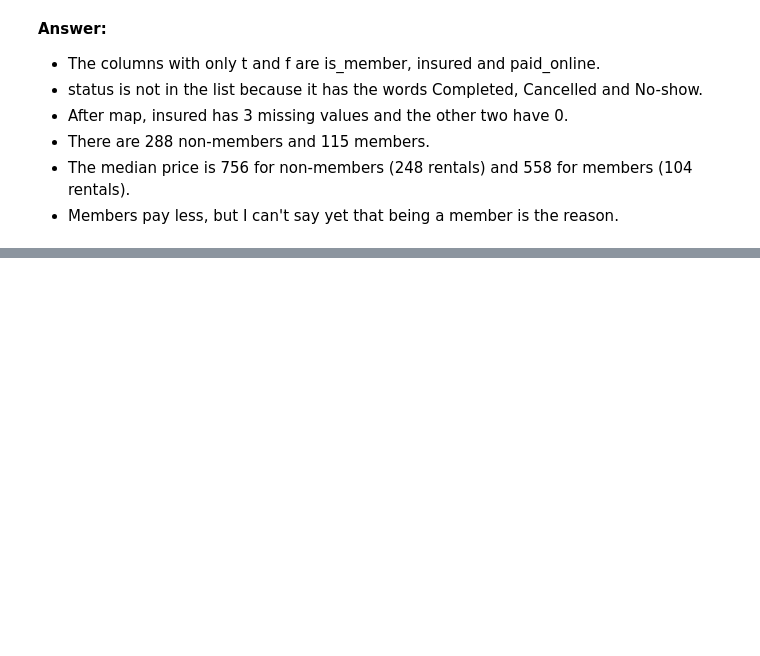
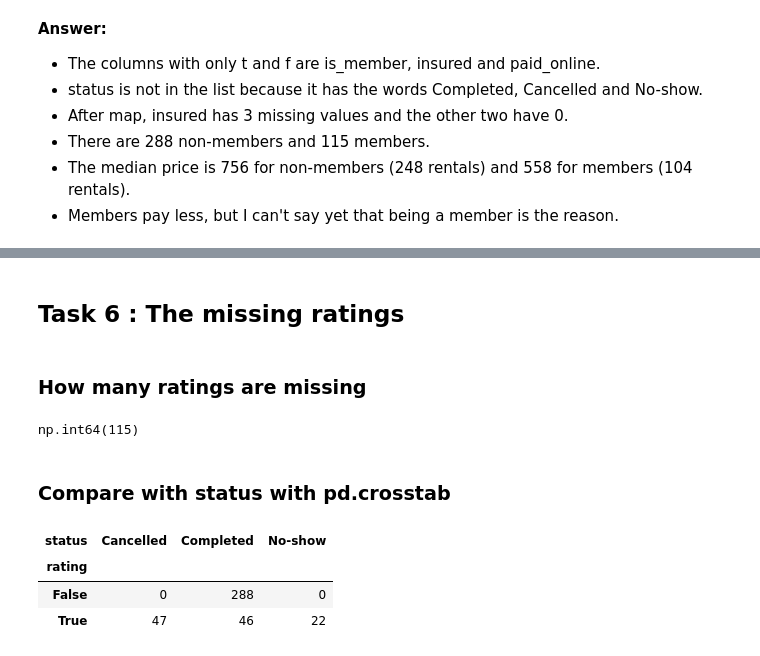
Before and after one commit to Krithika-15/Lexicon, a Jupyter notebook: Data Analysis and visualisation/lab5.ipynb, the cells around one changed output, grey strips where cells are left out. Drawn from its saved outputs; the diff is of its cells as text; code cells hidden in the pictures; blank space fills up the shorter version.

Commit message:
Lab 5 data analysis: part 1 tasks 5-8

```diff
--- a/Data Analysis and visualisation/lab5.ipynb
+++ b/Data Analysis and visualisation/lab5.ipynb
@@ -227,0 +248,4 @@ rentals.groupby("is_member")["price"].agg(["median", "count"])
+# %%
+rentals["start_date"] = pd.to_datetime(rentals["start_date"], errors="coerce")
+# %%
+rentals["end_date"] = pd.to_datetime(rentals["end_date"], errors="coerce")
@@ -227,0 +286,2 @@ rentals.groupby("is_member")["price"].agg(["median", "count"])
+# %%
+rentals["rental_days"] = (rentals["end_date"] - rentals["start_date"]).dt.days
@@ -227,0 +307,17 @@ rentals.groupby("is_member")["price"].agg(["median", "count"])
+# %% [markdown]
+## Task 6 : The missing ratings
+# %% [markdown]
+### How many ratings are missing
+# %%
+rentals["rating"].isna().sum()
+# %% [output]
+np.int64(115)
+# %% [markdown]
+### Compare with status with pd.crosstab
+# %%
+pd.crosstab(rentals["rating"].isna(), rentals["status"])
+# %% [output]
+| status | Cancelled | Completed | No-show |
+| rating |  |  |  |
+| False | 0 | 288 | 0 |
+| True | 47 | 46 | 22 |
```
Also changed, not shown: parts of 55 cells of this notebook.
